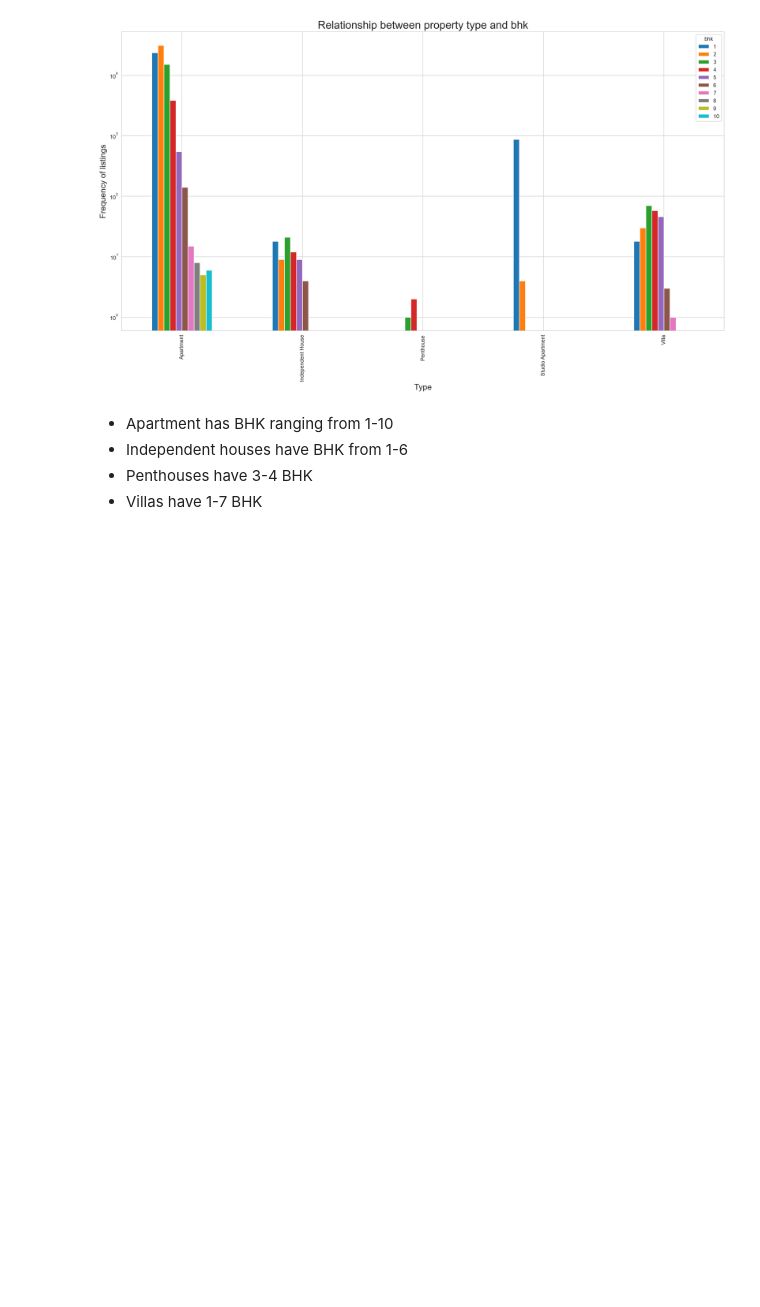
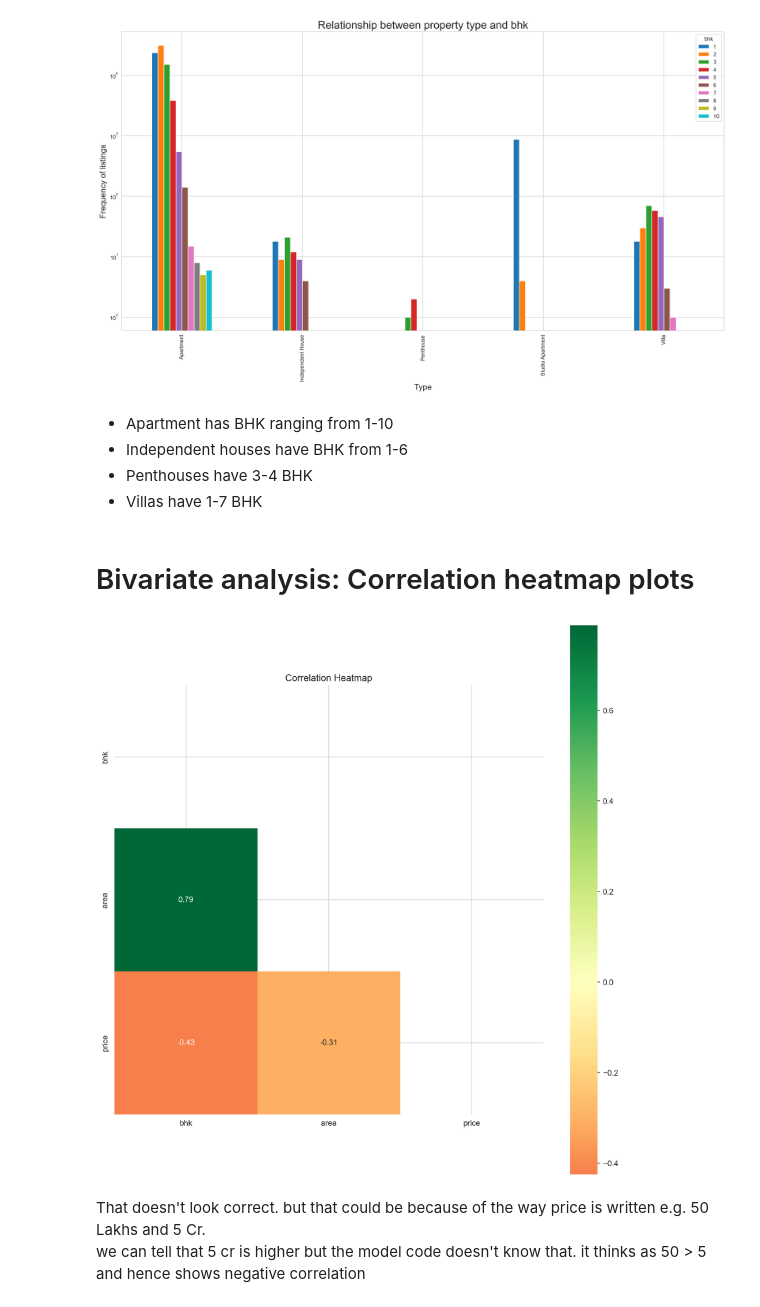
Before and after one commit to Asifdotexe/mumbai-property-price-prediction-model, a Jupyter notebook: code/EDA on Mumbai House Prices.ipynb, the cells around one changed output. Drawn from its saved outputs; the diff is of its cells as text; code cells hidden in the pictures; blank space fills up the shorter version.

Commit message:
#1 plotted correlation matrix

```diff
--- a/code/EDA on Mumbai House Prices.ipynb
+++ b/code/EDA on Mumbai House Prices.ipynb
@@ -212,3 +213,13 @@ plt.show()
 - Independent houses have BHK from 1-6
 - Penthouses have 3-4 BHK
 - Villas have 1-7 BHK
+# %% [markdown]
+# Bivariate analysis: Correlation heatmap plots
+# %%
+# creating a list with numerical columns
+columns = df.select_dtypes(include='number').columns.tolist()
+plot_corr(df[columns].corr())
+# %% [output]
+[figure, added]
+# %% [markdown]
+That doesn't look correct. but that could be because of the way price is written e.g. 50 Lakhs and 5 Cr. <br>we can tell that 5 cr is higher but the model code doesn't know that. it thinks as 50 > 5 and hence shows negative correlation
```
Also changed, not shown: parts of 2 cells of this notebook.
